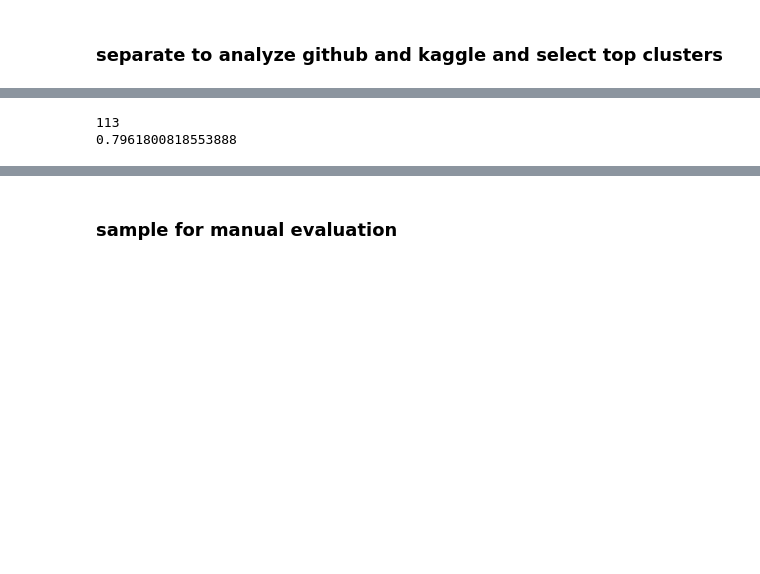
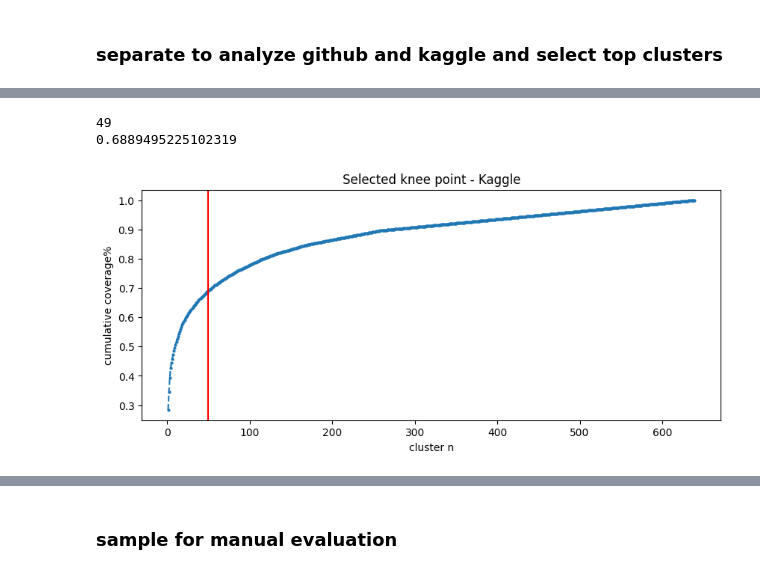
Before and after one commit to PELAB-LiU/jupyter_nbs_empirical, a Jupyter notebook: notebook_error_preprocess_[final2]_pregroup_mlnb.ipynb, the cells around one changed output, grey strips where cells are left out. Saved outputs shown, nothing was run; the diff lists cells and outputs as text; code cells hidden in the pictures; blank space fills up the shorter version.

```diff
--- a/notebook_error_preprocess_[final2]_pregroup_mlnb.ipynb
+++ b/notebook_error_preprocess_[final2]_pregroup_mlnb.ipynb
@@ -258,12 +258,17 @@ The knee point is at number: 113
 # %%
 # print(cumsum_percentage_k.searchsorted(0.8)) # num of clusters needed for cover certain percent of errors
 
-cutoff_cluster_size_k = 5
-print(sum(df_err_grouped_cluster_size_k>=cutoff_cluster_size_k)) # num of clusters needed for cluster size over ceratin number
+cutoff_cluster_size_k = 10
+n_clusters_k = sum(df_err_grouped_cluster_size_k>=cutoff_cluster_size_k)
+print(n_clusters_k) # num of clusters needed for cluster size over ceratin number
 print(sum(df_err_grouped_cluster_size_k[df_err_grouped_cluster_size_k>=cutoff_cluster_size_k])/df_err_grouped_k.eid.nunique()) # percentage
 # %% [output]
-113
-0.7961800818553888
+49
+0.6889495225102319
+# %%
+cluster_util.plot_elbow(cumsum_percentage_k, n_clusters_k, title="Selected knee point - Kaggle")
+# %% [output]
+[figure, added]
 # %%
 # github
 df_err_grouped_g = df_err_grouped[df_err_grouped["nb_source"]==config.NB_SOURCE["github"]].reset_index(drop=True)
```
Also changed, not shown: parts of 13 cells of this notebook, 1 other file.
